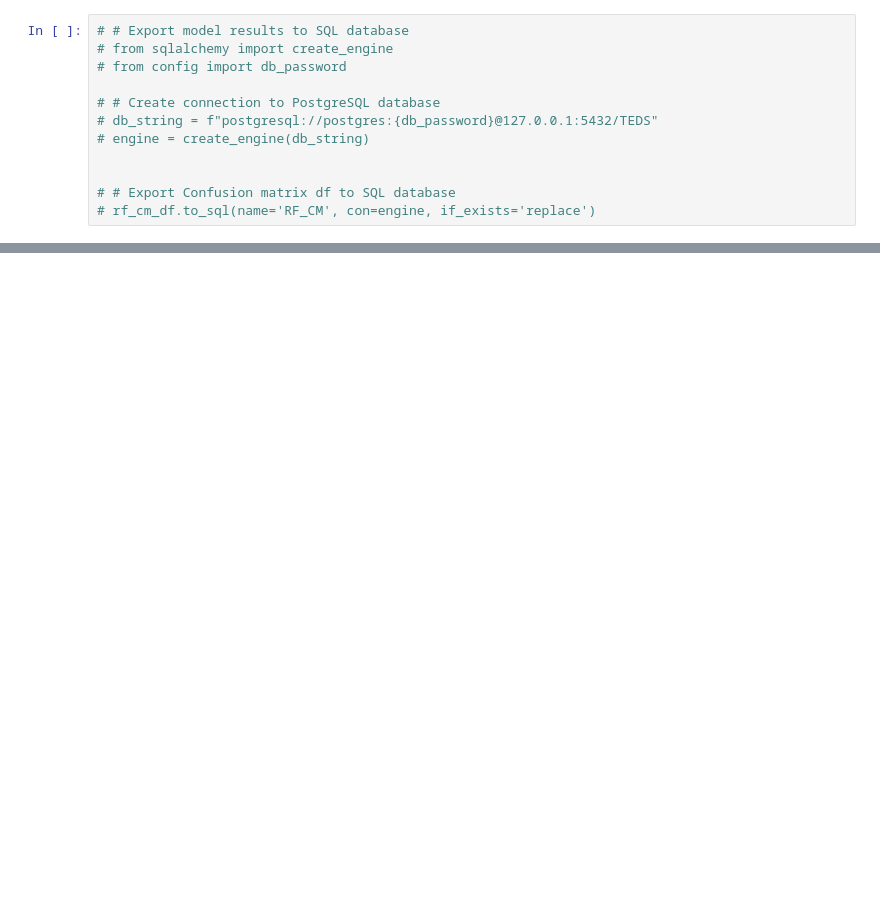
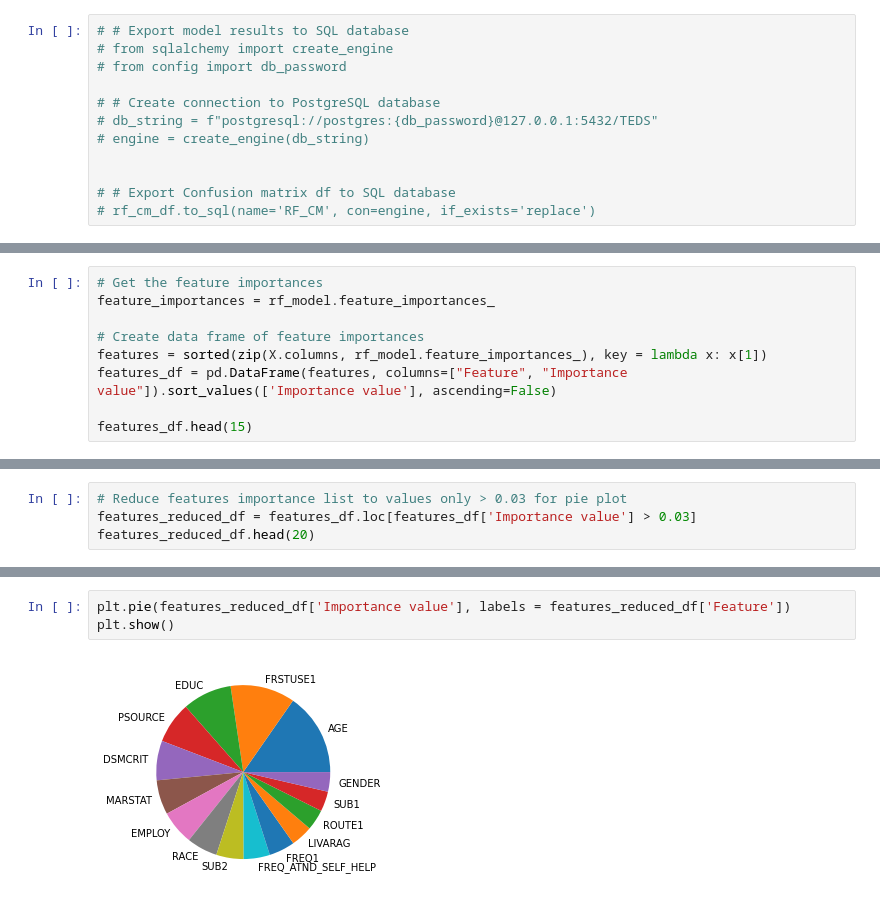
Before and after one commit to loudonadam/TEDS_Analysis, a Jupyter notebook: TEDS_ml_model.ipynb, the cells around one changed output, grey strips where cells are left out. Drawn from its saved outputs; the diff is of its cells as text; blank space fills up the shorter version.

```diff
--- a/TEDS_ml_model.ipynb
+++ b/TEDS_ml_model.ipynb
@@ -212,0 +248,9 @@ rf_cm_df
+# %%
+# Get the feature importances
+feature_importances = rf_model.feature_importances_
+
+# Create data frame of feature importances
+features = sorted(zip(X.columns, rf_model.feature_importances_), key = lambda x: x[1])
+features_df = pd.DataFrame(features, columns=["Feature", "Importance value"]).sort_values(['Importance value'], ascending=False)
+
+features_df.head(15)
@@ -212,0 +290,4 @@ rf_cm_df
+# %%
+# Reduce features importance list to values only > 0.03 for pie plot
+features_reduced_df = features_df.loc[features_df['Importance value'] > 0.03]
+features_reduced_df.head(20)
@@ -212,0 +311,5 @@ rf_cm_df
+# %%
+plt.pie(features_reduced_df['Importance value'], labels = features_reduced_df['Feature'])
+plt.show()
+# %% [output]
+[figure, added]
```
Also changed, not shown: parts of 16 cells of this notebook.
